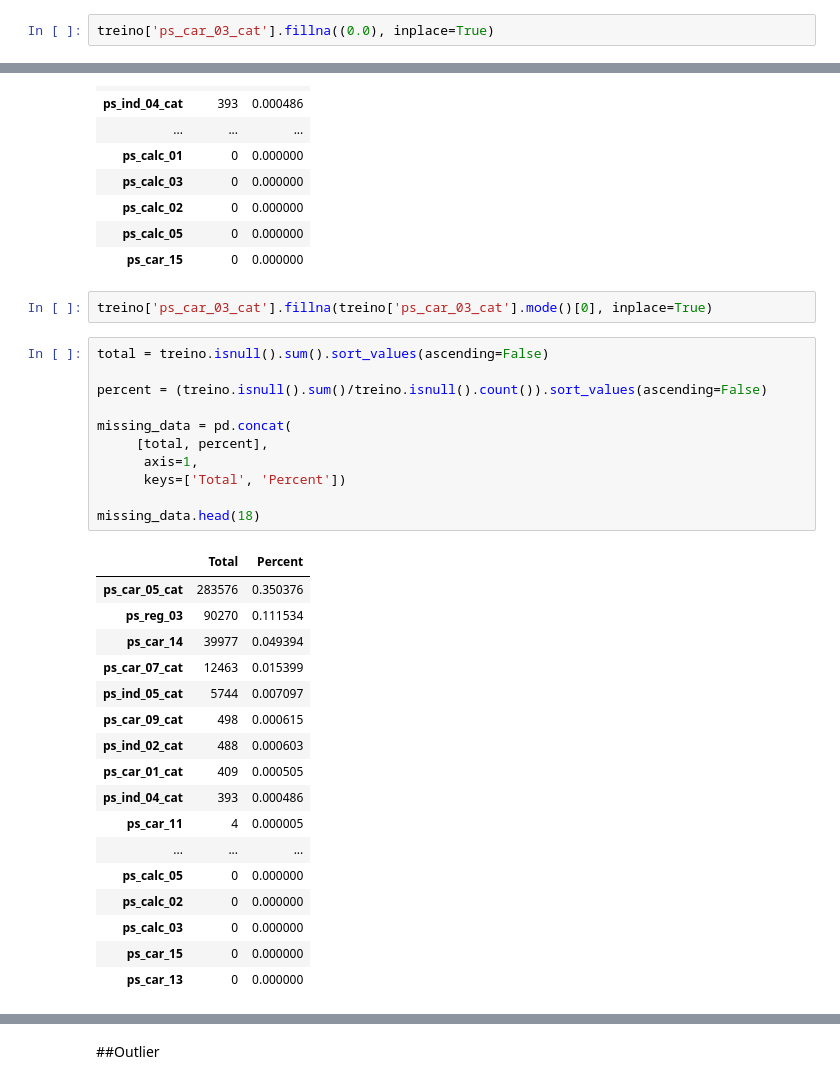
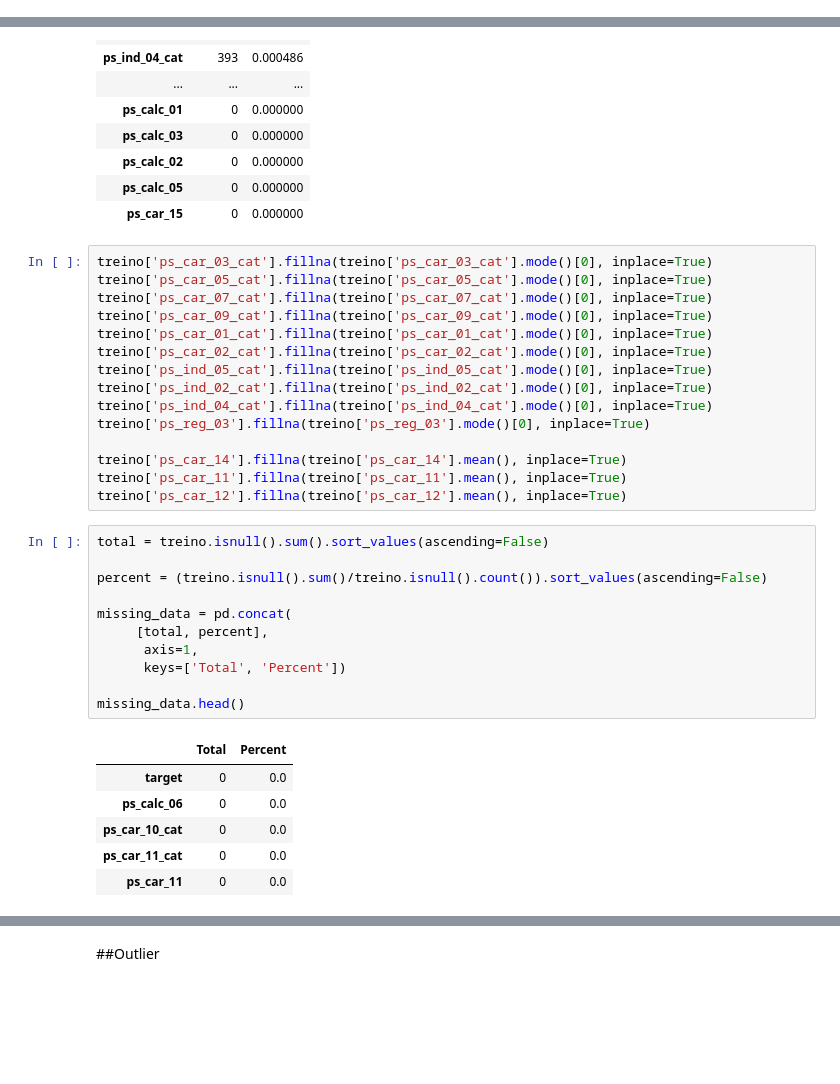
Before and after one commit to gbam-ds/FP-ML, a Jupyter notebook: Porto_Seguro.ipynb, the cells around one changed output, grey strips where cells are left out. Drawn from its saved outputs; the diff is of its cells as text; blank space fills up the shorter version.

```diff
--- a/Porto_Seguro.ipynb
+++ b/Porto_Seguro.ipynb
@@ -212,5 +195,3 @@ Name: ps_car_03_cat, dtype: float64
-# %%
-treino['ps_car_03_cat'].fillna((0.0), inplace=True)
 # %%
 total = treino.isnull().sum().sort_values(ascending=False)
 
@@ -240,34 +221,36 @@ missing_data.head(18)
 | ps_calc_02 | 0 | 0.000000 |
 | ps_calc_05 | 0 | 0.000000 |
 | ps_car_15 | 0 | 0.000000 |
-# %%
-treino['ps_car_03_cat'].fillna(treino['ps_car_03_cat'].mode()[0], inplace=True)
+# %%
+treino['ps_car_03_cat'].fillna(treino['ps_car_03_cat'].mode()[0], inplace=True)
+treino['ps_car_05_cat'].fillna(treino['ps_car_05_cat'].mode()[0], inplace=True)
+treino['ps_car_07_cat'].fillna(treino['ps_car_07_cat'].mode()[0], inplace=True)
+treino['ps_car_09_cat'].fillna(treino['ps_car_09_cat'].mode()[0], inplace=True)
+treino['ps_car_01_cat'].fillna(treino['ps_car_01_cat'].mode()[0], inplace=True)
+treino['ps_car_02_cat'].fillna(treino['ps_car_02_cat'].mode()[0], inplace=True)
+treino['ps_ind_05_cat'].fillna(treino['ps_ind_05_cat'].mode()[0], inplace=True)
+treino['ps_ind_02_cat'].fillna(treino['ps_ind_02_cat'].mode()[0], inplace=True)
+treino['ps_ind_04_cat'].fillna(treino['ps_ind_04_cat'].mode()[0], inplace=True)
+treino['ps_reg_03'].fillna(treino['ps_reg_03'].mode()[0], inplace=True)
+
+treino['ps_car_14'].fillna(treino['ps_car_14'].mean(), inplace=True)
+treino['ps_car_11'].fillna(treino['ps_car_11'].mean(), inplace=True)
+treino['ps_car_12'].fillna(treino['ps_car_12'].mean(), inplace=True)
 # %%
 total = treino.isnull().sum().sort_values(ascending=False)
 
 percent = (treino.isnull().sum()/treino.isnull().count()).sort_values(ascending=False)
 
 missing_data = pd.concat(
      [total, percent],
       axis=1,
       keys=['Total', 'Percent'])
 
-missing_data.head(18)
+missing_data.head()
 # %% [output]
 |  | Total | Percent |
-| ps_car_05_cat | 283576 | 0.350376 |
-| ps_reg_03 | 90270 | 0.111534 |
-| ps_car_14 | 39977 | 0.049394 |
-| ps_car_07_cat | 12463 | 0.015399 |
-| ps_ind_05_cat | 5744 | 0.007097 |
-| ps_car_09_cat | 498 | 0.000615 |
-| ps_ind_02_cat | 488 | 0.000603 |
-| ps_car_01_cat | 409 | 0.000505 |
-| ps_ind_04_cat | 393 | 0.000486 |
-| ps_car_11 | 4 | 0.000005 |
-| ... | ... | ... |
-| ps_calc_05 | 0 | 0.000000 |
-| ps_calc_02 | 0 | 0.000000 |
-| ps_calc_03 | 0 | 0.000000 |
-| ps_car_15 | 0 | 0.000000 |
-| ps_car_13 | 0 | 0.000000 |
+| target | 0 | 0.0 |
+| ps_calc_06 | 0 | 0.0 |
+| ps_car_10_cat | 0 | 0.0 |
+| ps_car_11_cat | 0 | 0.0 |
+| ps_car_11 | 0 | 0.0 |
```
Also changed, not shown: parts of 41 cells of this notebook.
